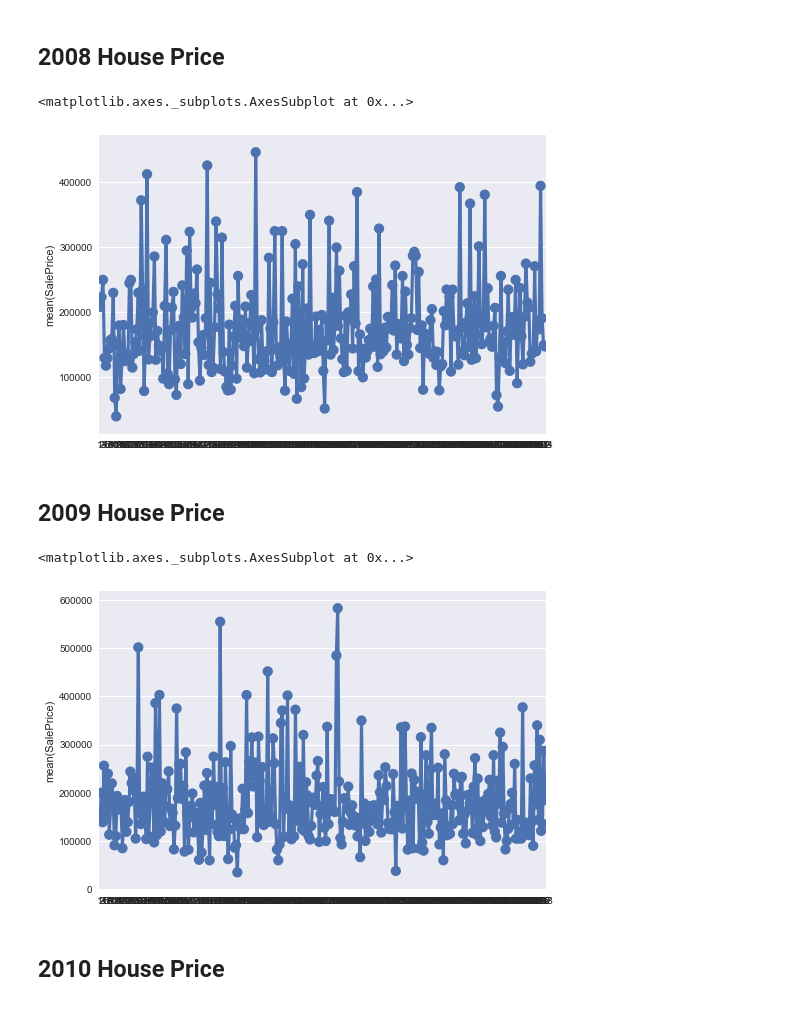
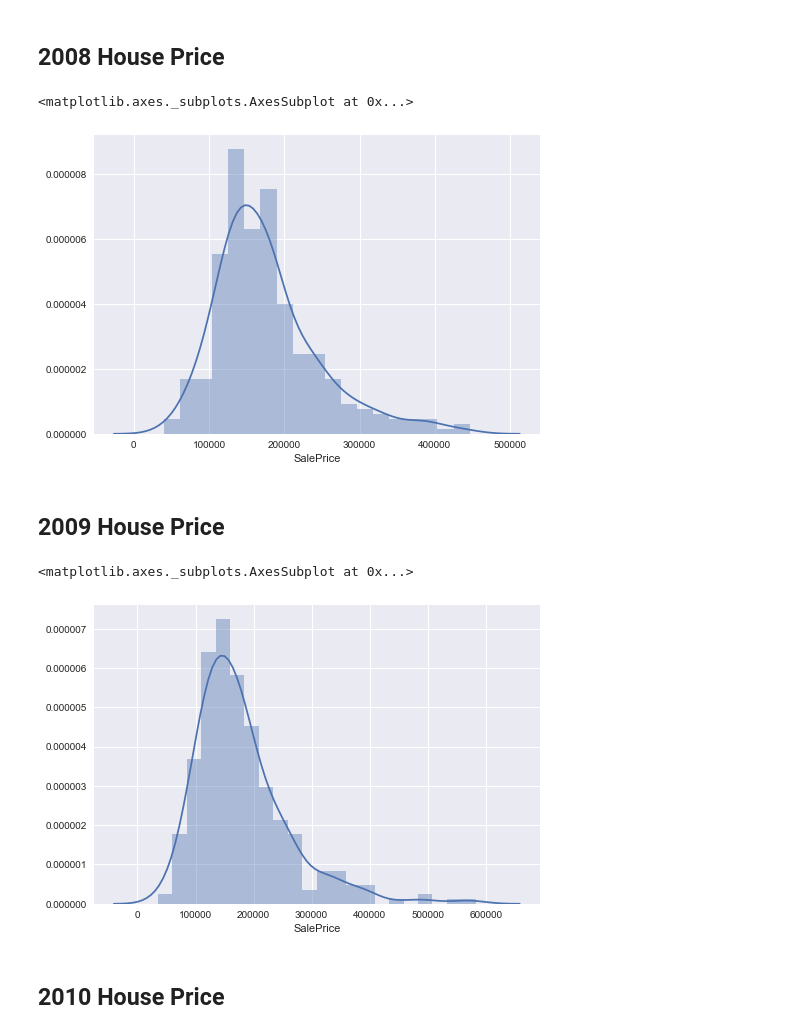
Before and after one commit to AngeloK/house-price-prediction, a Jupyter notebook: main-notebook.ipynb, the cells around one changed output. Saved outputs shown, nothing was run; the diff lists cells and outputs as text; code cells hidden in the pictures.

```diff
--- a/main-notebook.ipynb
+++ b/main-notebook.ipynb
@@ -46,19 +47,19 @@ sn.pointplot([x for x in range(1, m+1)], year_price['SalePrice'])
 # %%
 year_price = df.loc[df['YrSold'] == 2008]
 m, n = year_price.shape
-sn.pointplot([x for x in range(1, m+1)], year_price['SalePrice'])
+sn.distplot(year_price['SalePrice'])
 # %% [output]
 <matplotlib.axes._subplots.AxesSubplot at 0x...>
-[figure, old version]
+[figure, new version]
 # %% [markdown]
 ## 2009 House Price
 # %%
 year_price = df.loc[df['YrSold'] == 2009]
 m, n = year_price.shape
-sn.pointplot([x for x in range(1, m+1)], year_price['SalePrice'])
+sn.distplot(year_price['SalePrice'])
 # %% [output]
 <matplotlib.axes._subplots.AxesSubplot at 0x...>
-[figure, old version]
+[figure, new version]
 # %% [markdown]
 ## 2010 House Price
 # %%
```
Also changed, not shown: parts of 3 cells of this notebook.
